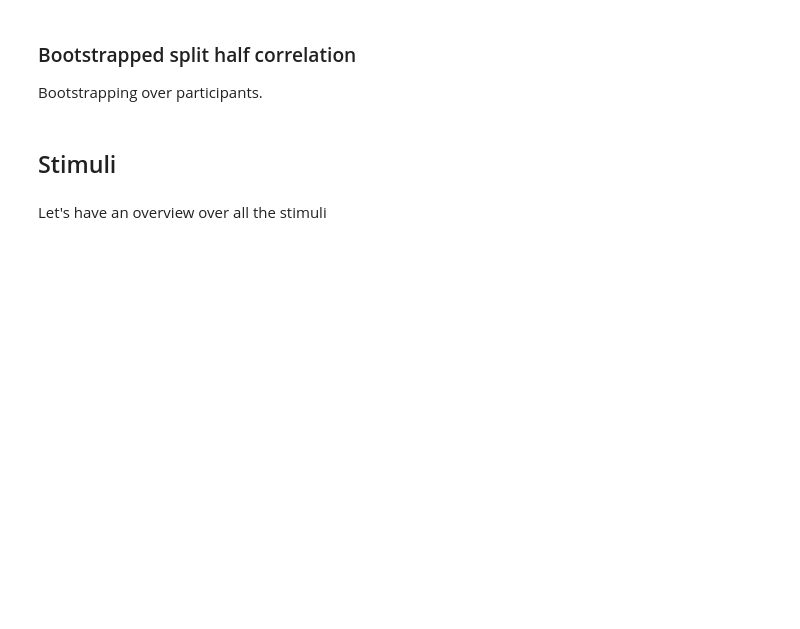
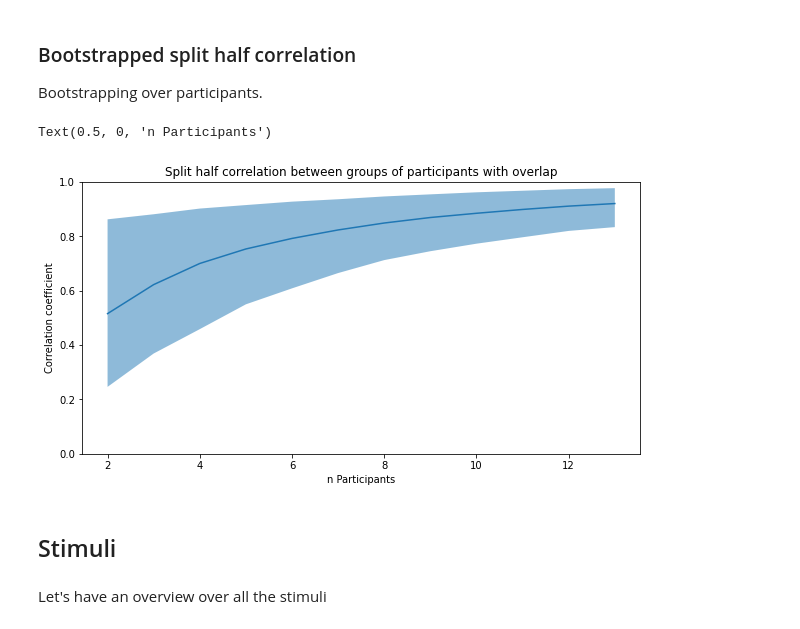
Before and after one commit to cogtoolslab/cognitive-ai-benchmarking, a Jupyter notebook: analysis/analyze_CAB_stim_design.ipynb, the cells around one changed output. Drawn from its saved outputs; the diff is of its cells as text; code cells hidden in the pictures; blank space fills up the shorter version.

```diff
--- a/analysis/analyze_CAB_stim_design.ipynb
+++ b/analysis/analyze_CAB_stim_design.ipynb
@@ -154,13 +204,16 @@ for n in tqdm(range(1,df['gameID'].nunique())):
 # %%
 # plot
 plt.figure(figsize=(10,5))
 plt.plot(list(correlations.keys()),[np.mean(correlations[n]) for n in correlations.keys()],label='mean')
 plt.fill_between(list(correlations.keys()),[np.percentile(correlations[n],2.5) for n in correlations.keys()],
                     [np.percentile(correlations[n],97.5) for n in correlations.keys()],alpha=0.5,label='95% CI')
 plt.title('Split half correlation between groups of participants with overlap')
-plt.xlabel('Correlation coefficient')
+plt.ylabel('Correlation coefficient')
 plt.ylim(0,1)
-plt.ylabel('n Participants')
+plt.xlabel('n Participants')
+# %% [output]
+Text(0.5, 0, 'n Participants')
+[figure, added]
 # %% [markdown]
 ## Stimuli
 # %% [markdown]
```
Also changed, not shown: parts of 13 cells of this notebook.
